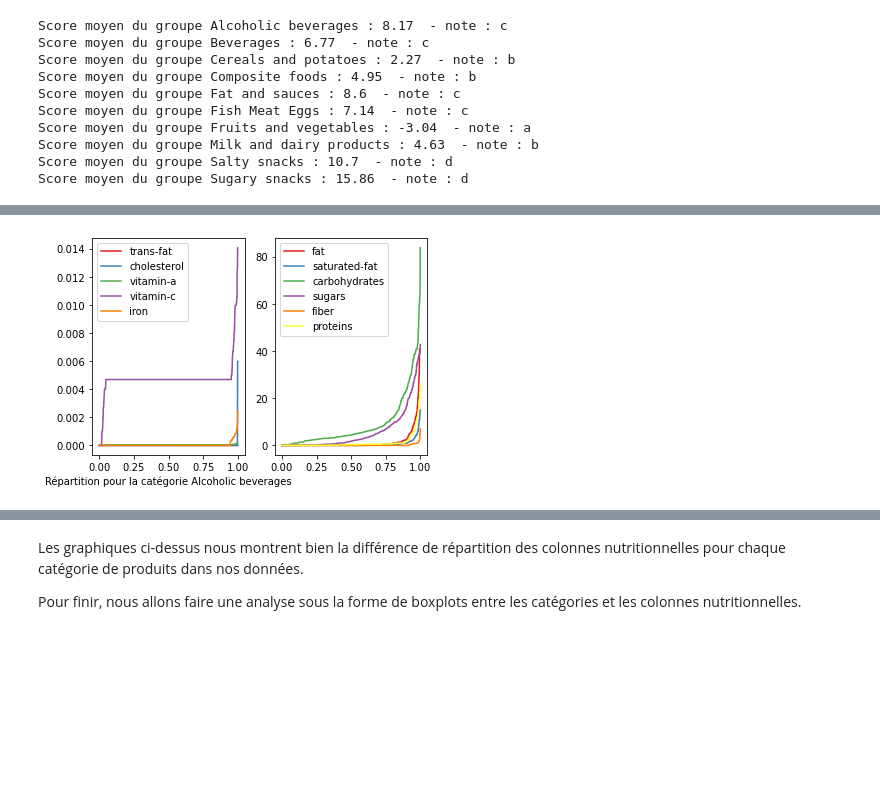
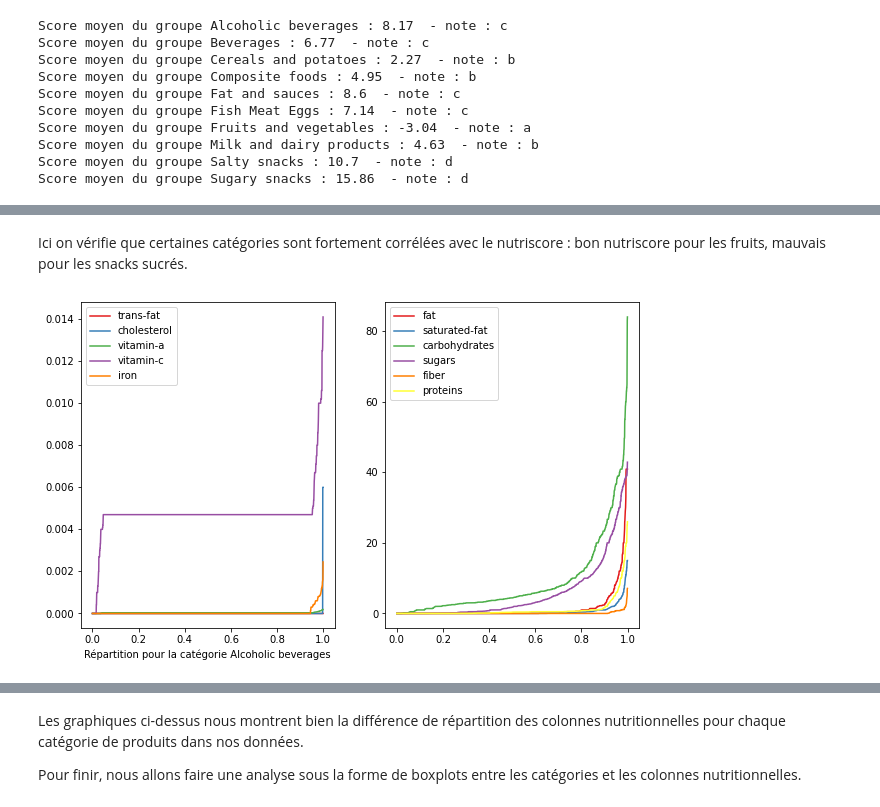
Before and after one commit to JulienGremillot/OpenClassrooms_Ingenieur_Machine_Learning, a Jupyter notebook: Concevez une application au service de la santé publique/Concevez une application au service de la santé publique 02 - Exploration.ipynb, the cells around one changed output, grey strips where cells are left out. Cells and saved outputs as stored; diff of their text form; code cells hidden in the pictures; blank space fills up the shorter version.

```diff
--- a/Concevez une application au service de la santé publique/Concevez une application au service de la santé publique 02 - Exploration.ipynb
+++ b/Concevez une application au service de la santé publique/Concevez une application au service de la santé publique 02 - Exploration.ipynb
@@ -194,28 +224,31 @@ Score moyen du groupe Sugary snacks : 15.86  - note : d
+# %% [markdown]
+Ici on vérifie que certaines catégories sont fortement corrélées avec le nutriscore : bon nutriscore pour les fruits, mauvais pour les snacks sucrés.
 # %%
 # on divise les valeurs nutritionnelles en 2 groupes, en rapport à l'échelle des valeurs constatées
 cols_100g_1 = ['trans-fat_100g', 'cholesterol_100g','vitamin-a_100g', 'vitamin-c_100g', 'iron_100g']
 cols_100g_2 = ['fat_100g', 'saturated-fat_100g', 'carbohydrates_100g', 'sugars_100g', 'fiber_100g', 'proteins_100g']
 
 import numpy as np
 import matplotlib.cm as cm
 colormap = cm.get_cmap('Set1')
 
 def show_repartition(data, cols, pos, pnns_group, colormap, label):
     i = 0
     plt.subplot(1, 2, pos)
     for ingredient in cols:
         X2 = np.sort(data[data["pnns_groups_1"] == pnns_group][ingredient])
         dim = len(data[data["pnns_groups_1"] == pnns_group])
         F2 = np.array(range(dim))/float(dim)
         plt.plot(F2, X2, color = colormap.colors[i], label = ingredient[:-5])
         i += 1
     plt.legend()
     plt.xlabel(label)
 
 # Pour chaque catégorie, on fait 2 graphiques
 for pnns_group in pnns_groups_1:
+    fig = plt.figure(figsize=(10, 6))
     show_repartition(data, cols_100g_1, 1, pnns_group, colormap, "Répartition pour la catégorie " + pnns_group)
     show_repartition(data, cols_100g_2, 2, pnns_group, colormap, "")
     plt.show()
 # %% [output]
-[figure, old version]
+[figure, new version]
```
Also changed, not shown: parts of 18 cells of this notebook.
